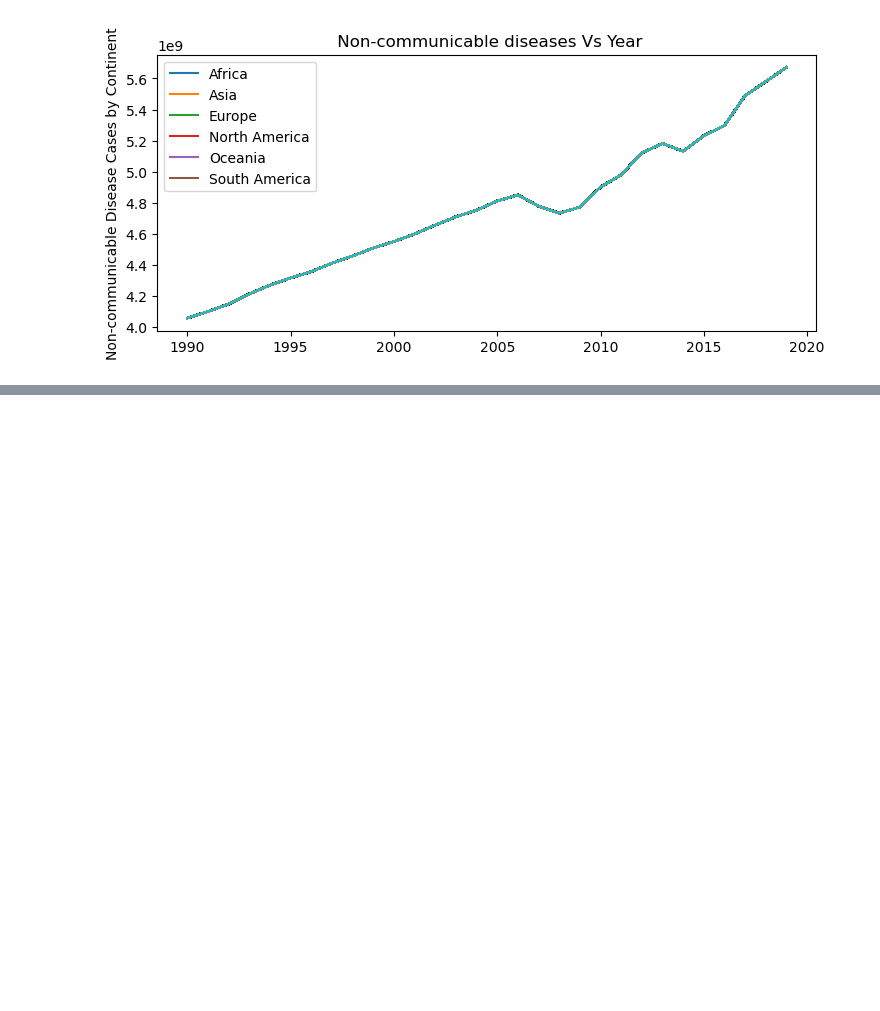
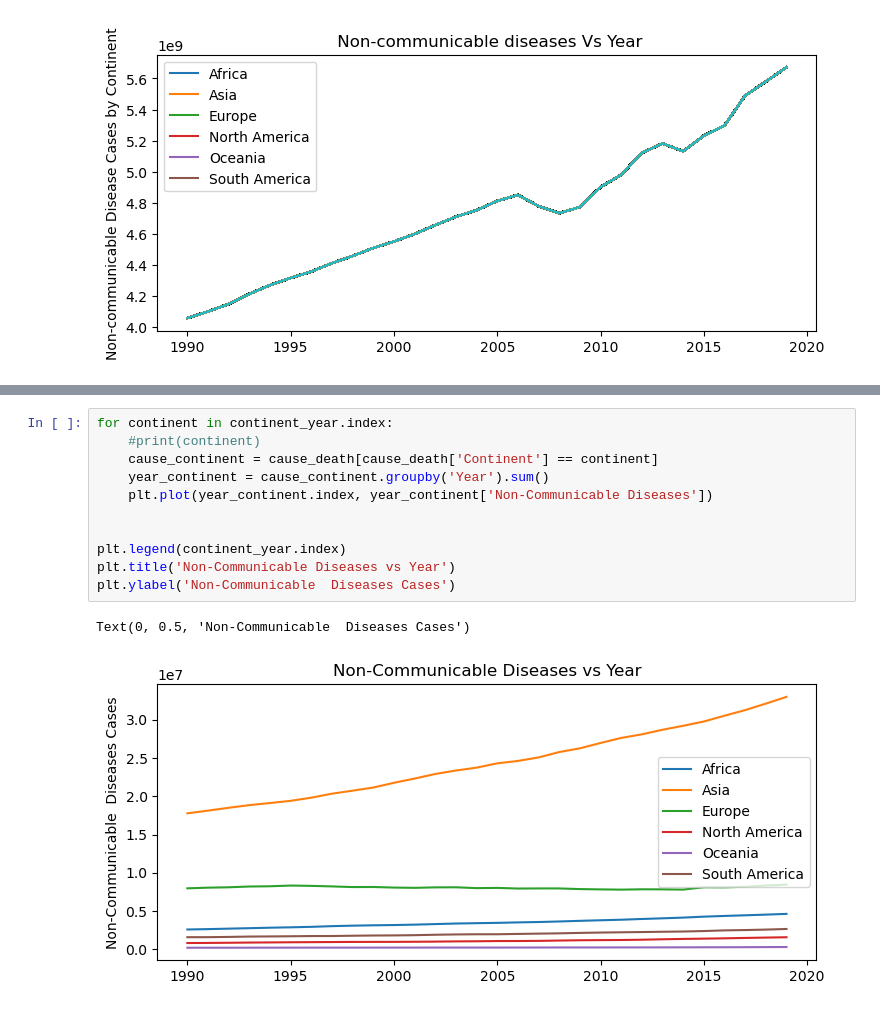
Before and after one commit to apanthari/project_1_group, a Jupyter notebook: Jared A Graphs Project 1.ipynb, the cells around one changed output, grey strips where cells are left out. Drawn from its saved outputs; the diff is of its cells as text; blank space fills up the shorter version.

```diff
--- a/Jared A Graphs Project 1.ipynb
+++ b/Jared A Graphs Project 1.ipynb
@@ -207,0 +558,14 @@ Text(0, 0.5, 'Non-communicable Disease Cases by Continent')
+# %%
+for continent in continent_year.index:
+    #print(continent)
+    cause_continent = cause_death[cause_death['Continent'] == continent]
+    year_continent = cause_continent.groupby('Year').sum()
+    plt.plot(year_continent.index, year_continent['Non-Communicable Diseases'])
+
+
+plt.legend(continent_year.index)
+plt.title('Non-Communicable Diseases vs Year')
+plt.ylabel('Non-Communicable  Diseases Cases')
+# %% [output]
+Text(0, 0.5, 'Non-Communicable  Diseases Cases')
+[figure, added]
```
Also changed, not shown: parts of 21 cells of this notebook.
